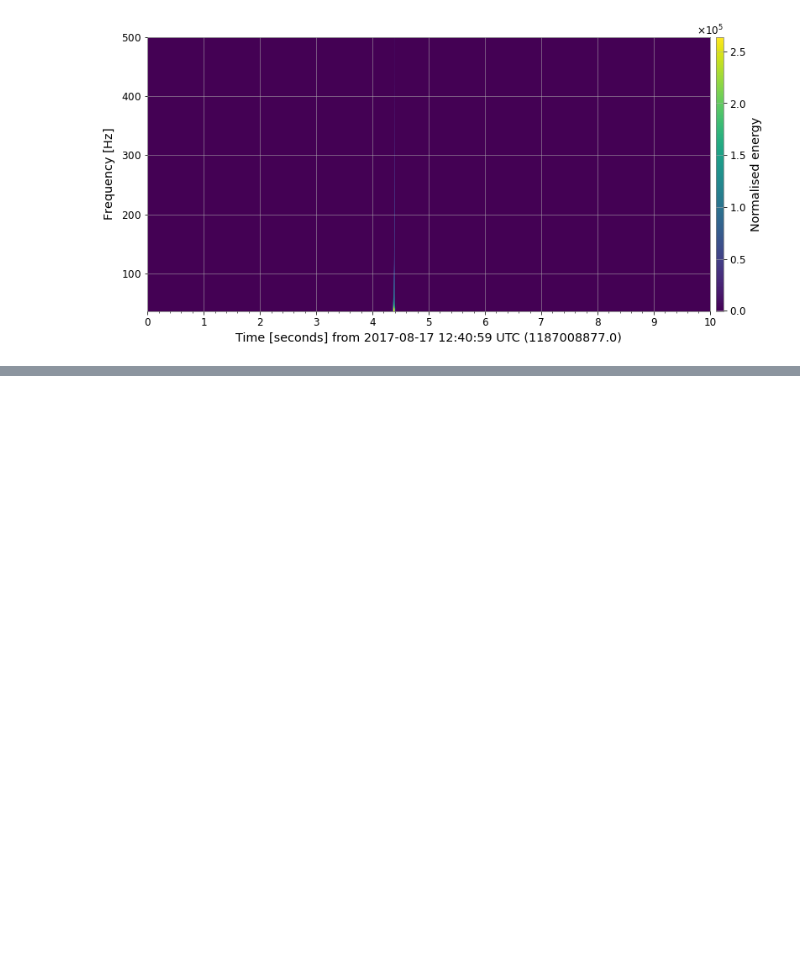
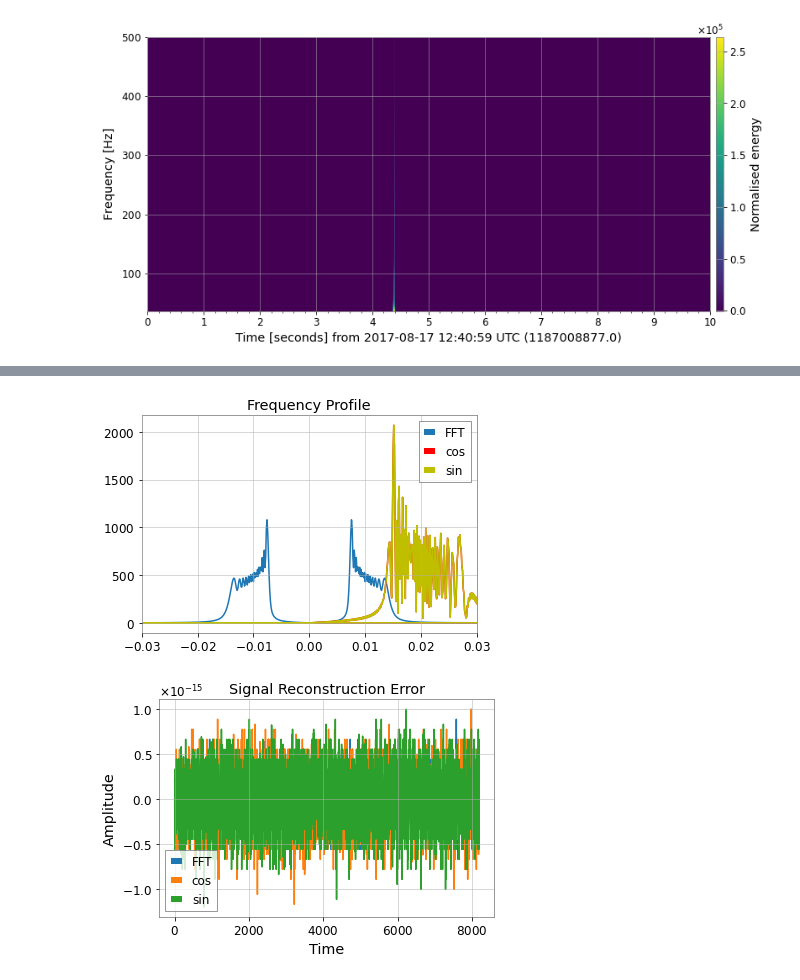
Before and after one commit to xli2522/GW-SignalGen, a Jupyter notebook: modified_S.ipynb, the cells around one changed output, grey strips where cells are left out. Drawn from its saved outputs; the diff is of its cells as text; code cells hidden in the pictures; blank space fills up the shorter version.

```diff
--- a/modified_S.ipynb
+++ b/modified_S.ipynb
@@ -451,0 +483,39 @@ WARNING: AstropyDeprecationWarning: support for accessing str attributes such as
+# %%
+# Numpy FFT
+power_fft = np.fft.fft(chirp)
+ks_fft = np.fft.fftfreq(sample_rate*tp)[:sample_rate*tp]
+ichirp_fft = np.fft.ifft(power_fft)
+# Discrete Cosine Transform
+power_cost = scipy.fft.dct(chirp)
+ichirp_cost = scipy.fft.idct(power_cost)
+# Discrete Sine Transform
+power_sint = scipy.fft.dst(chirp)
+ichirp_sint = scipy.fft.idst(power_sint)
+
+# plot FFT
+plt.xlim(-0.03, 0.03)
+plt.plot(ks_fft, np.abs(power_fft))
+# plot Discrete Cosine Transform
+plt.plot(ks_fft, np.abs(power_sint), 'r')
+# Plot Discrete Sine Transfrom
+plt.plot(ks_fft, np.abs(power_sint), 'y')
+
+plt.title('Frequency Profile')
+plt.legend(['FFT', 'cos', 'sin'])
+plt.show()
+
+# compare ifft and original ts
+plt.plot(chirp - ichirp_fft)
+# compare ichirp_cost and original ts
+plt.plot(chirp - ichirp_cost)
+# compare ichirp_cost and original ts
+plt.plot(chirp - ichirp_sint)
+
+plt.title('Signal Reconstruction Error')
+plt.xlabel('Time')
+plt.ylabel('Amplitude')
+plt.legend(['FFT', 'cos', 'sin'])
+plt.show()
+# %% [output]
+[figure, added]
+[figure, added]
```
Also changed, not shown: parts of 15 cells of this notebook.
